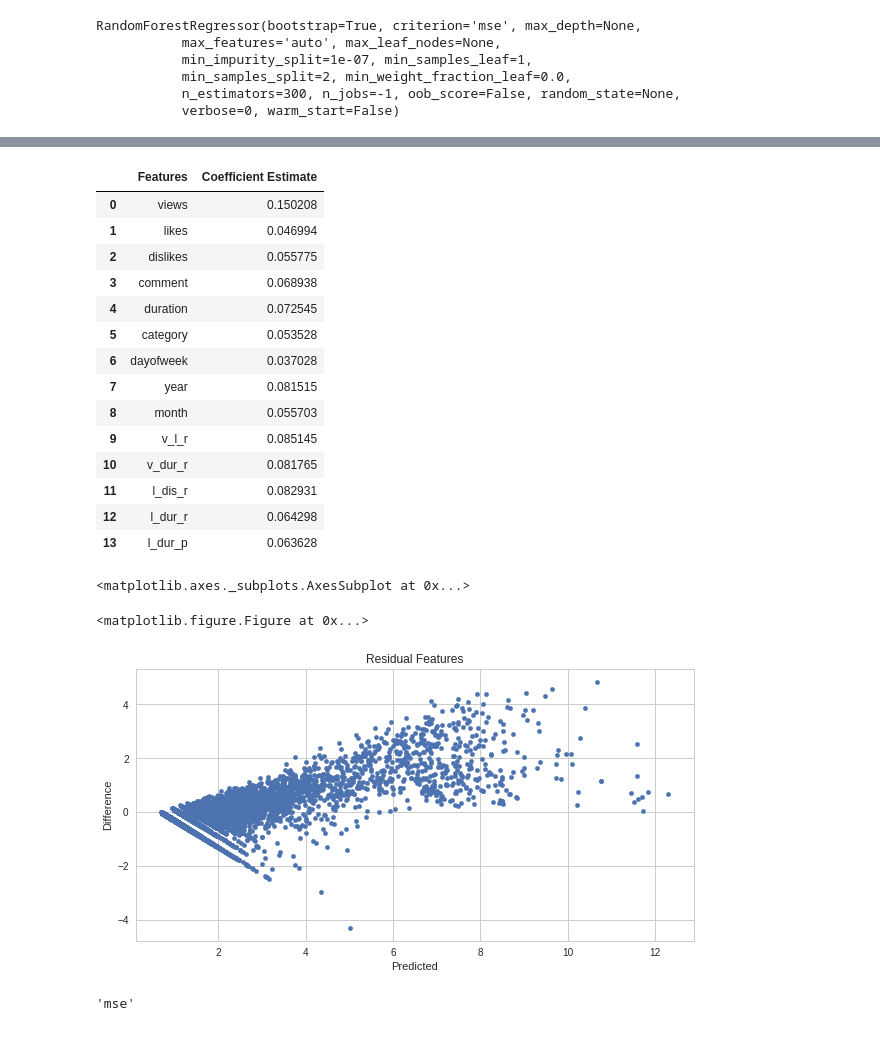
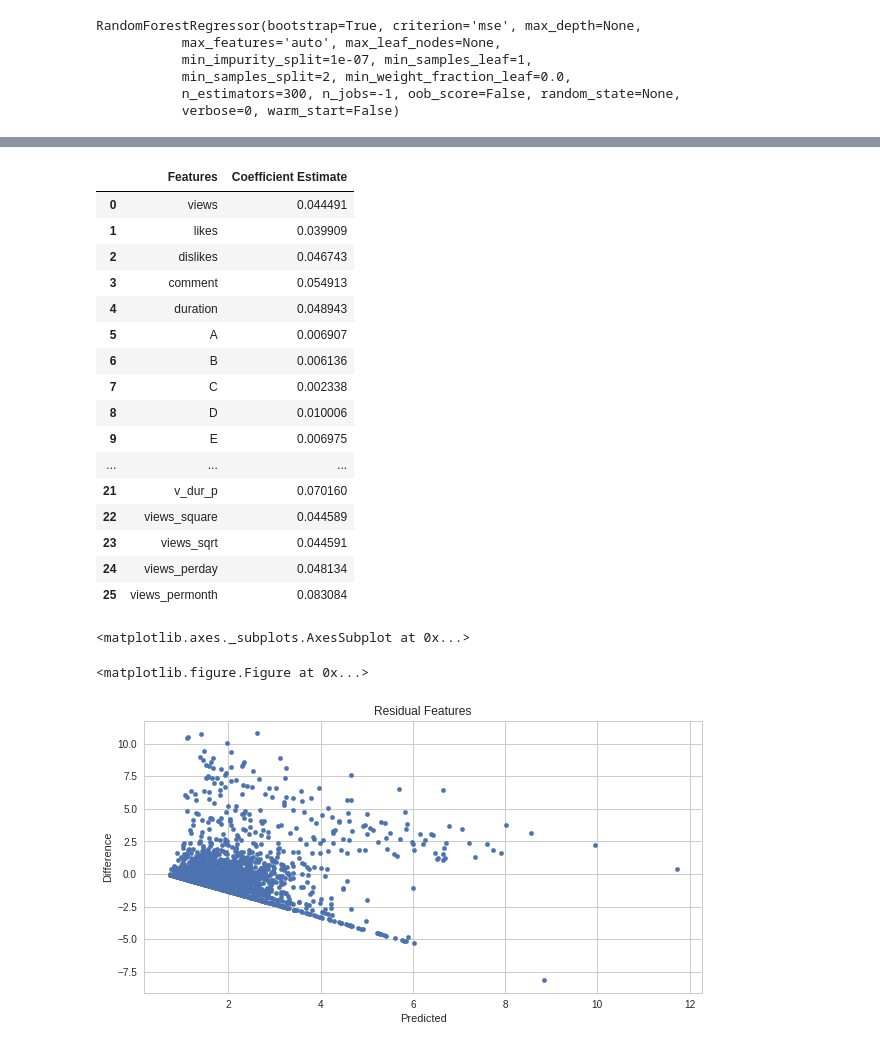
Before and after one commit to Raunaq-Jain/Jupyter-Notebooks, a Jupyter notebook: hiringtask-master/machine_learning/Notebook/Youtube_adviews_2.ipynb, the cells around one changed output, grey strips where cells are left out. Drawn from its saved outputs; the diff is of its cells as text; code cells hidden in the pictures.

```diff
--- a/hiringtask-master/machine_learning/Notebook/Youtube_adviews_2.ipynb
+++ b/hiringtask-master/machine_learning/Notebook/Youtube_adviews_2.ipynb
@@ -320,0 +274,2 @@ sns.pairplot(train[columns])
+# %%
+train['views_permonth'] = train['views'] * train['month']
@@ -321,6 +293,6 @@ sns.pairplot(train[columns])
 # %%
 y_train = train['adview']
-train.drop(['adview'],axis =1, inplace=True)
+train = train.drop(['adview'], axis = 1)
 # %%
 def display_metrics(y_test, y_pred):
     print ("MAE : %f" % metrics.mean_absolute_error(y_test, y_pred))
@@ -413,3 +368,7 @@ model_score 0.00886076241506
 X_train, X_test, y_train, y_test = train_test_split(train,y_train,test_size=0.2, random_state = 1)
 # %%
 random_forest = RandomForestRegressor(n_jobs=-1, bootstrap=True, n_estimators=300)
+# %%
+rfe = RFE(random_forest, n_features_to_select=1)
+# %%
+rfe.fit(train, y_train)
@@ -435,6 +406,6 @@ random_forest.score(X_test,y_test)
 # %%
 # get Correlation Coefficient for each feature using Logistic Regression
-coeff_df = DataFrame(train.columns)
+coeff_df = DataFrame(X_train.columns)
 coeff_df.columns = ['Features']
 coeff_df["Coefficient Estimate"] = pd.Series(random_forest.feature_importances_)
 
@@ -442,31 +413,29 @@ coeff_df["Coefficient Estimate"] = pd.Series(random_forest.feature_importances_)
 coeff_df
 # %% [output]
 |  | Features | Coefficient Estimate |
-| 0 | views | 0.150208 |
-| 1 | likes | 0.046994 |
-| 2 | dislikes | 0.055775 |
-| 3 | comment | 0.068938 |
-| 4 | duration | 0.072545 |
-| 5 | category | 0.053528 |
-| 6 | dayofweek | 0.037028 |
-| 7 | year | 0.081515 |
-| 8 | month | 0.055703 |
-| 9 | v_l_r | 0.085145 |
-| 10 | v_dur_r | 0.081765 |
-| 11 | l_dis_r | 0.082931 |
-| 12 | l_dur_r | 0.064298 |
-| 13 | l_dur_p | 0.063628 |
+| 0 | views | 0.044491 |
+| 1 | likes | 0.039909 |
+| 2 | dislikes | 0.046743 |
+| 3 | comment | 0.054913 |
+| 4 | duration | 0.048943 |
+| 5 | A | 0.006907 |
+| 6 | B | 0.006136 |
+| 7 | C | 0.002338 |
+| 8 | D | 0.010006 |
+| 9 | E | 0.006975 |
+| ... | ... | ... |
+| 21 | v_dur_p | 0.070160 |
+| 22 | views_square | 0.044589 |
+| 23 | views_sqrt | 0.044591 |
+| 24 | views_perday | 0.048134 |
+| 25 | views_permonth | 0.083084 |
 # %%
 #Remaining Feature Set
 plt.figure(figsize= (50,10))
-preds = pd.DataFrame({"Predicted":random_forest.predict(X_train), "true":y_train})
+preds = pd.DataFrame({"Predicted":random_forest.predict(X_test), "true":y_test})
 preds["Difference"] = preds["true"] - preds["Predicted"]
 preds.plot(x = "Predicted", y = "Difference",kind = "scatter", title = "Residual Features",figsize=(10,5))
 # %% [output]
 <matplotlib.axes._subplots.AxesSubplot at 0x...>
 <matplotlib.figure.Figure at 0x...>
-[figure, old version]
+[figure, new version]
-# %%
-random_forest.criterion
-# %% [output]
-'mse'
```
Also changed, not shown: parts of 46 cells of this notebook.
